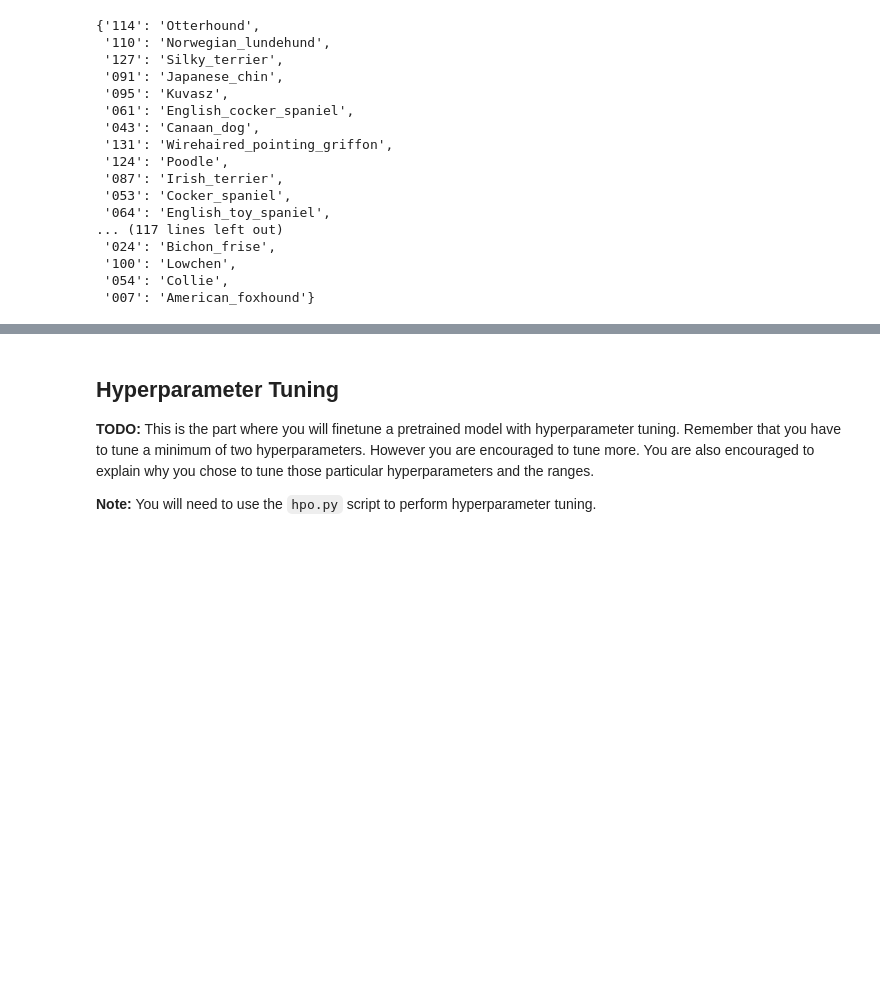
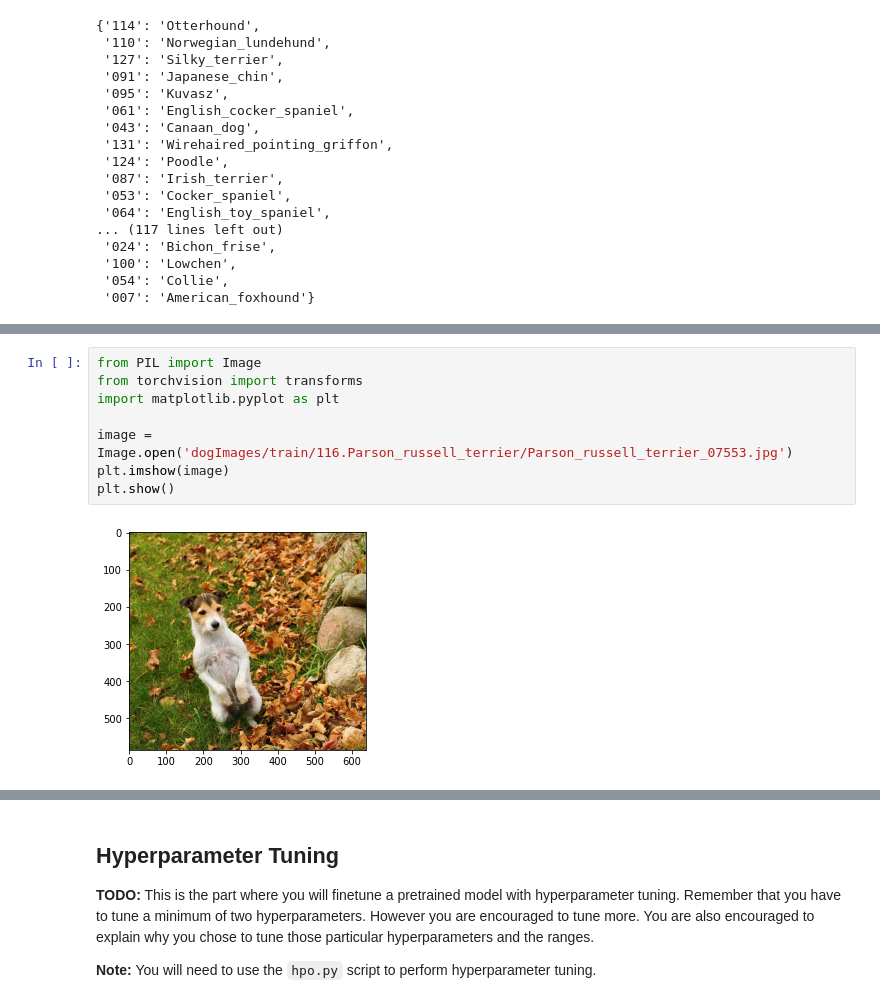
Before and after one commit to ShantiRoseCodes/aws_mle_project, a Jupyter notebook: train_and_deploy.ipynb, the cells around one changed output, grey strips where cells are left out. Saved outputs shown, nothing was run; the diff lists cells and outputs as text; blank space fills up the shorter version.

```diff
--- a/train_and_deploy.ipynb
+++ b/train_and_deploy.ipynb
@@ -143,0 +229,10 @@ In this case, the folder names will need to be extracted to have a list of class
+# %%
+from PIL import Image
+from torchvision import transforms
+import matplotlib.pyplot as plt
+
+image = Image.open('dogImages/train/116.Parson_russell_terrier/Parson_russell_terrier_07553.jpg')
+plt.imshow(image)
+plt.show()
+# %% [output]
+[figure, added]
```
Also changed, not shown: parts of 36 cells of this notebook, 3 other files.
